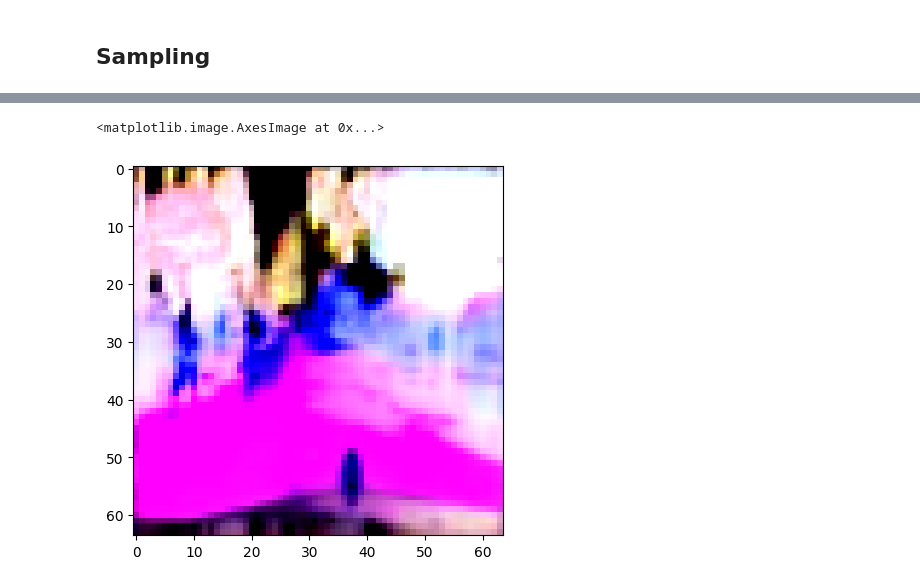
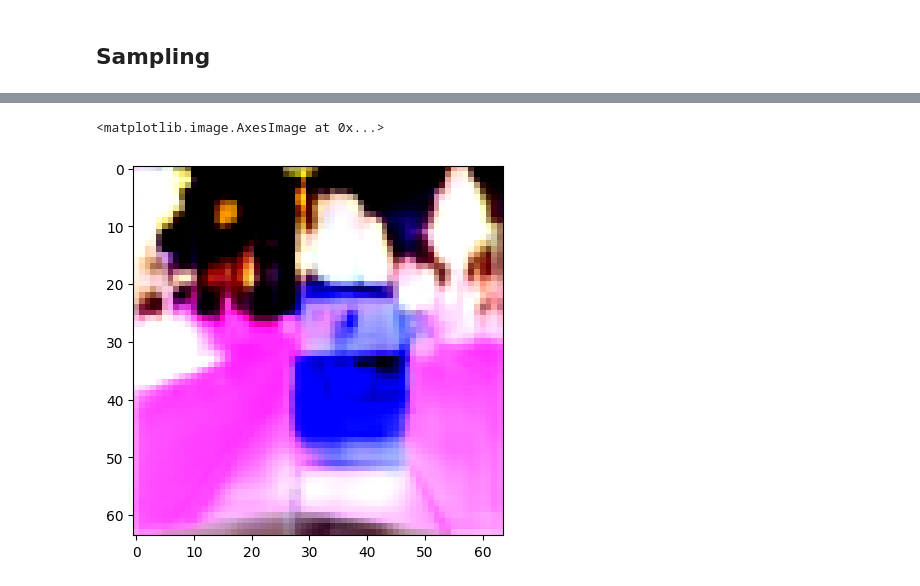
Before and after one commit to makriot/ddbm, a Jupyter notebook: ddbm.ipynb, the cells around one changed output, grey strips where cells are left out. Drawn from its saved outputs; the diff is of its cells as text; code cells hidden in the pictures.

```diff
--- a/ddbm.ipynb
+++ b/ddbm.ipynb
@@ -230,7 +53,7 @@ samples = np.load("workdir/2_real2cartoon/sample_32000/w=1.0_churn=0.0/samples_5
 # %%
-# plt.imshow(((samples[0][0].transpose(1, 2, 0) + 1) / 2 * 255.0).round().astype(int))
+idx = 3
+path_idx = 40
+plt.imshow(((samples[path_idx][idx].transpose(1, 2, 0) + 1) / 2 * 255.0).round().astype(int))
+# %% [output]
+<matplotlib.image.AxesImage at 0x...>
+[figure, added]
-# %%
-plt.imshow(samples['arr_0'][45])
-# %% [output]
-<matplotlib.image.AxesImage at 0x...>
-[figure, removed]
```
Also changed, not shown: parts of 14 cells of this notebook, 12 other files.
